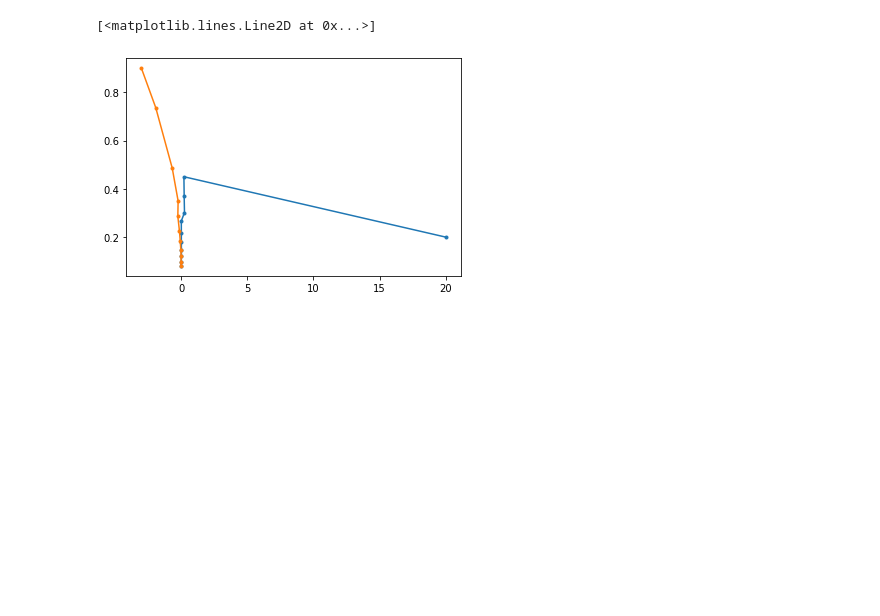
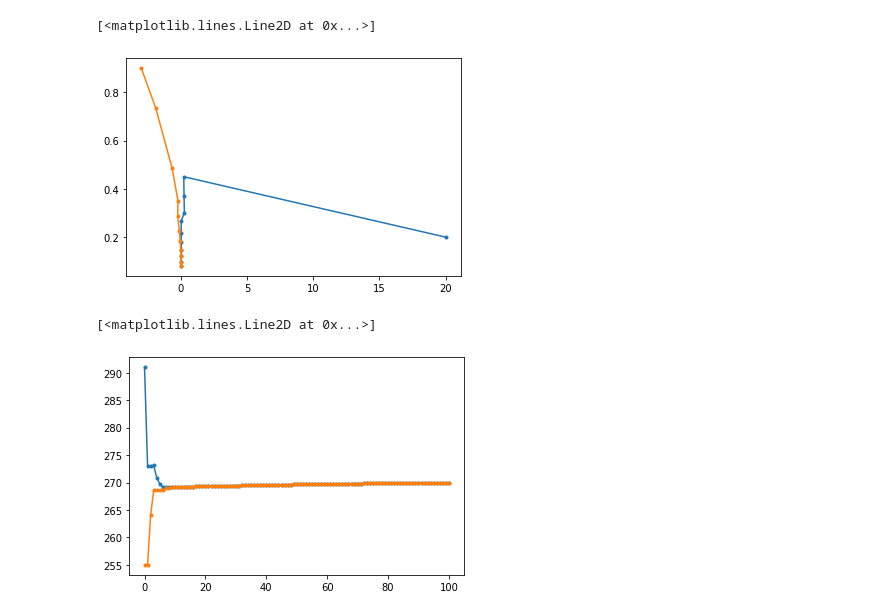
Before and after one commit to CalvinNesbitt/Double-Well-SR, a Jupyter notebook: M-State-Finder-Development.ipynb, the cells around one changed output. Saved outputs shown, nothing was run; the diff lists cells and outputs as text; code cells hidden in the pictures; blank space fills up the shorter version.

Commit message:
Continued developing Mstate notebook

```diff
--- a/M-State-Finder-Development.ipynb
+++ b/M-State-Finder-Development.ipynb
@@ -17,7 +27,7 @@ def check_cold(ic, integrator): # M State class needs such a function for initia
     Checks whether a given ic ends up at the cold point.
     """
 
-    integrator.state = ic
+    integrator.set_state(ic)
     tau = 0.1 # How long we integrate between checks, will effect how efficient we are
 
     for i in range(1000): # How many checks we make
@@ -37,7 +47,8 @@ class MStateAlgorithm:
         self.cold_point, self.hot_point = ic
         self.cold_ts=[self.cold_point]
         self.hot_ts=[self.hot_point]
-
+        self.tau = tau
+        self.time = 0
 
 
     def _midpoint_update(self):
@@ -59,16 +70,18 @@ class MStateAlgorithm:
     def _step(self):
 
         # Integate cold and hot points one step forward
-        self.integrator.state = self.cold_point
+        self.integrator.set_state(self.cold_point)
         self.integrator.integrate(tau)
         self.cold_point = self.integrator.state
 
-        self.integrator.state = self.hot_point
+        self.integrator.set_state(self.hot_point)
         self.integrator.integrate(tau)
         self.hot_point = integrator.state
 
         # Midpoint update
         self._midpoint_update()
+
+        self.time += self.tau
 
     def run(self, steps, timer=False):
         for i in tqdm(range(steps), disable=timer):
@@ -102,3 +119,5 @@ plt.plot(np.vstack(mstate.cold_ts)[:, 0], np.vstack(mstate.cold_ts)[:, 1],'.-')
 # %% [output]
 [<matplotlib.lines.Line2D at 0x...>]
 [figure]
+# %%
+integrator = l96ebm.Integrator()
@@ -104,0 +126,33 @@ plt.plot(np.vstack(mstate.cold_ts)[:, 0], np.vstack(mstate.cold_ts)[:, 1],'.-')
+# %%
+def l96_check_cold(ic, integrator): # M State class needs such a function for initialisation
+    """
+    Checks whether a given ic ends up at the cold point.
+    """
+
+    integrator.set_state(ic)
+    tau = 0.1 # How long we integrate between checks, will effect how efficient we are
+
+    for i in range(1000): # How many checks we make
+        integrator.integrate(tau)
+        if integrator.state[-1] < 260.0: #Threshold for being cold #ENSURE YOUR COLD IC MATCHES THE TRUE statement
+            return True
+        elif integrator.state[-1] > 290.0: #Threshold for being hot
+            return False
+    return None
+# %%
+tau = 0.01
+
+integrator = l96ebm.Integrator()
+cold_init = integrator.state
+cold_init[-1] = 255
+
+hot_init = integrator.state
+hot_init[-1] = 291
+
+mstate = MStateAlgorithm(integrator, l96_check_cold, tau, [cold_init, hot_init])
+mstate.run(100)
+plt.plot(np.vstack(mstate.hot_ts)[:, -1],'.-')
+plt.plot(np.vstack(mstate.cold_ts)[:, -1],'.-')
+# %% [output]
+[<matplotlib.lines.Line2D at 0x...>]
+[figure, added]
```
Also changed, not shown: parts of 14 cells of this notebook, 3 other files.
